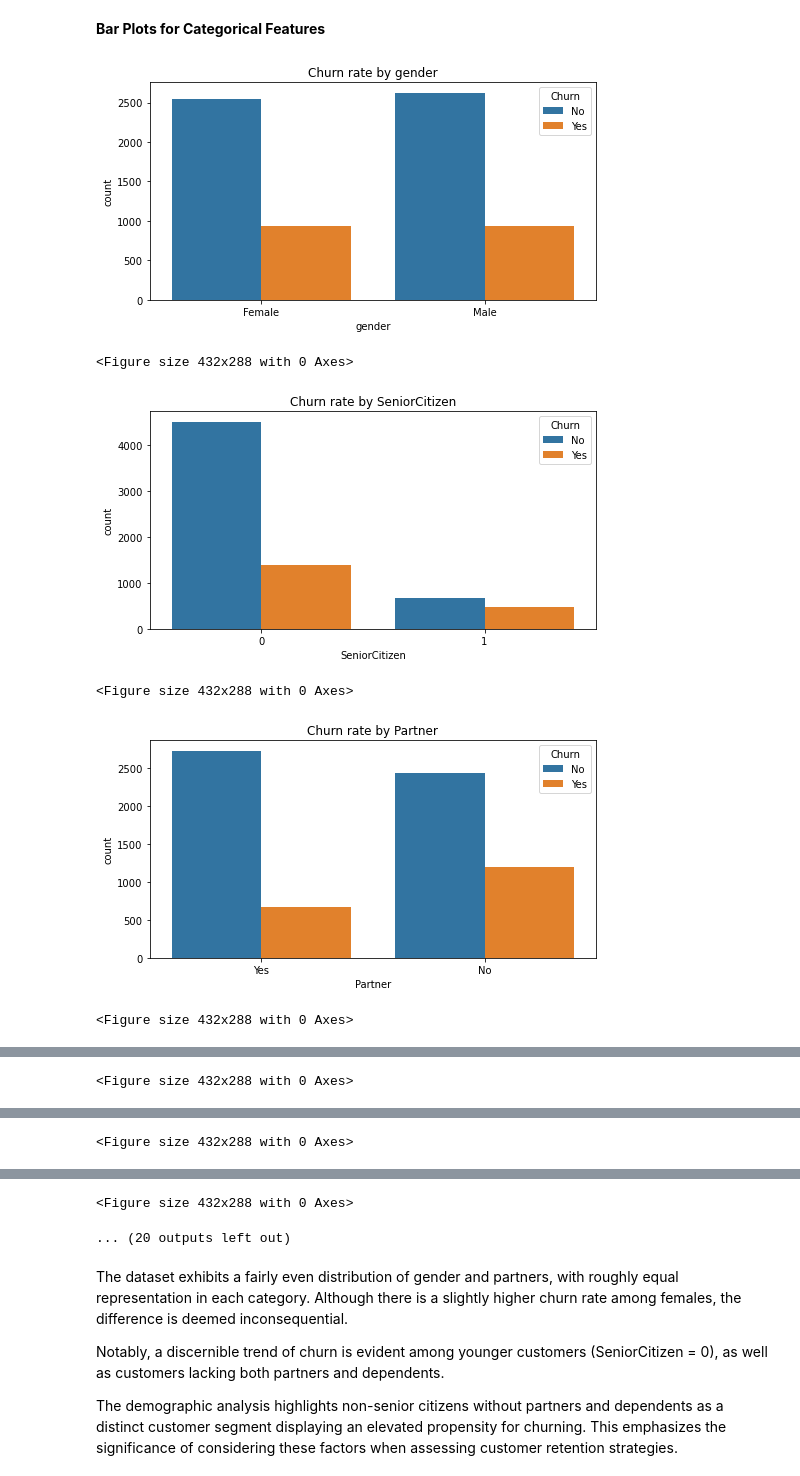
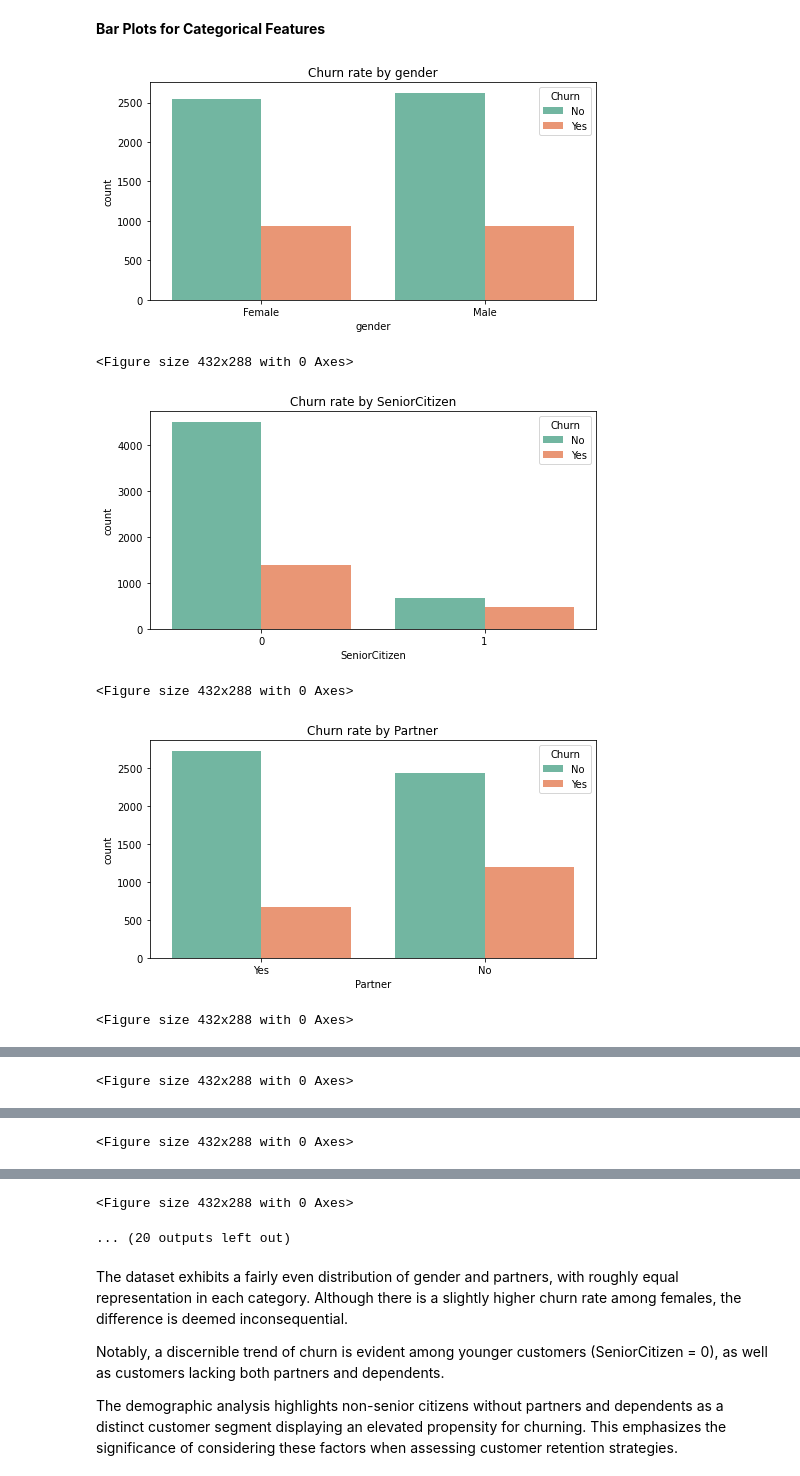
Before and after one commit to YinkaOlusola/TelecomChurnPrediction, a Jupyter notebook: notebook.ipynb, the cells around one changed output, grey strips where cells are left out. Drawn from its saved outputs; the diff is of its cells as text; code cells hidden in the pictures.

```diff
--- a/notebook.ipynb
+++ b/notebook.ipynb
@@ -346,26 +346,26 @@ As the data types of most of the features in the dataset are categorical, a coun
 # %%
 # Features to be excluded from the categorical plots
 excluded_features = ['customerID', 'tenure', 'MonthlyCharges',
                      'TotalCharges', 'TotalCharges(float)', 'Churn']
 
 # Looping through all features
 for col in telco_data.columns:
     if col not in excluded_features:    # Excluding numerical features
         print('\n')
         if telco_data[col].nunique() > 3: # Adjusting the figure size based
             plt.figure(figsize=(12, 4))     # on the number of categories
         else:
             plt.figure(figsize=(8, 4))
-        sns.countplot(x=col, hue='Churn', data=telco_data)
+        sns.countplot(x=col, hue='Churn', data=telco_data, palette='Set2')
         plt.title(f'Churn rate by {col}')
         plt.savefig(f'images/plot_{col}.png')
         plt.show()
         plt.tight_layout()
         print('\n')                     # Creating spaces between charts
 # %% [output]
-[figure, old version]
+[figure, new version]
 <Figure size 432x288 with 0 Axes>
-[figure, old version]
+[figure, new version]
 <Figure size 432x288 with 0 Axes>
-[figure, old version]
+[figure, new version]
 <Figure size 432x288 with 0 Axes>
```
Also changed, not shown: parts of 28 cells of this notebook, 17 other files.
